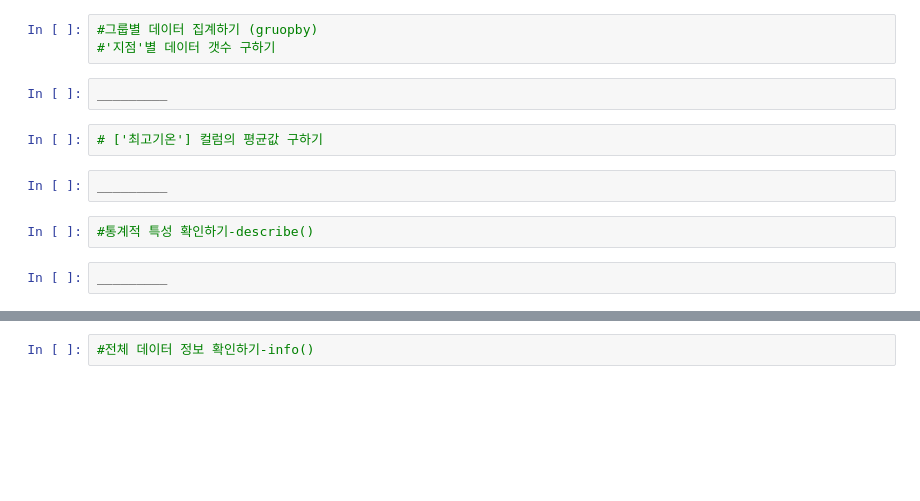
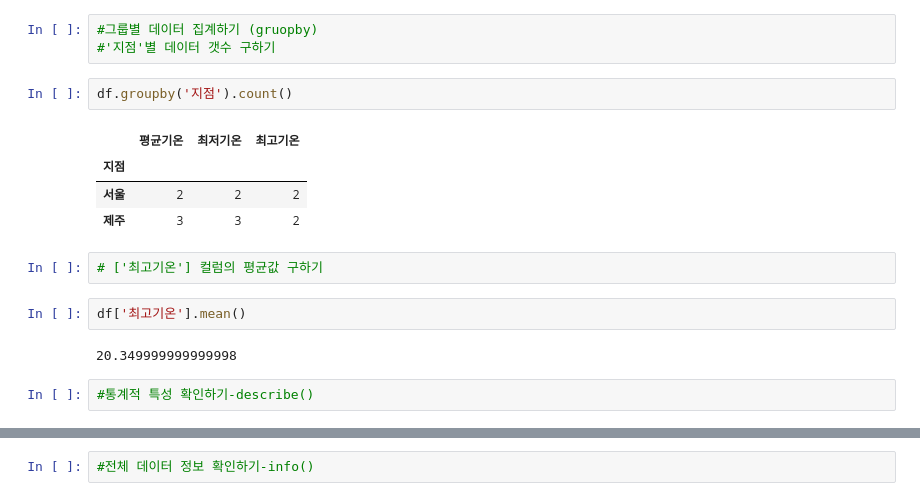
Before and after one commit to SuwonJ/colab_t, a Jupyter notebook: pandastest.ipynb, the cells around one changed output, grey strips where cells are left out. Saved outputs shown, nothing was run; the diff lists cells and outputs as text; blank space fills up the shorter version.

```diff
--- a/pandastest.ipynb
+++ b/pandastest.ipynb
@@ -191,13 +191,18 @@ df[df['지점']=='제주']
 # %%
 #그룹별 데이터 집계하기 (gruopby)
 #'지점'별 데이터 갯수 구하기
-# %%
-_________
+# %%
+df.groupby('지점').count()
+# %% [output]
+|  | 평균기온 | 최저기온 | 최고기온 |
+| 지점 |  |  |  |
+| 서울 | 2 | 2 | 2 |
+| 제주 | 3 | 3 | 2 |
 # %%
 # ['최고기온'] 컬럼의 평균값 구하기
-# %%
-_________
+# %%
+df['최고기온'].mean()
+# %% [output]
+20.349999999999998
 # %%
 #통계적 특성 확인하기-describe()
-# %%
-_________
```
Also changed, not shown: parts of 8 cells of this notebook.
